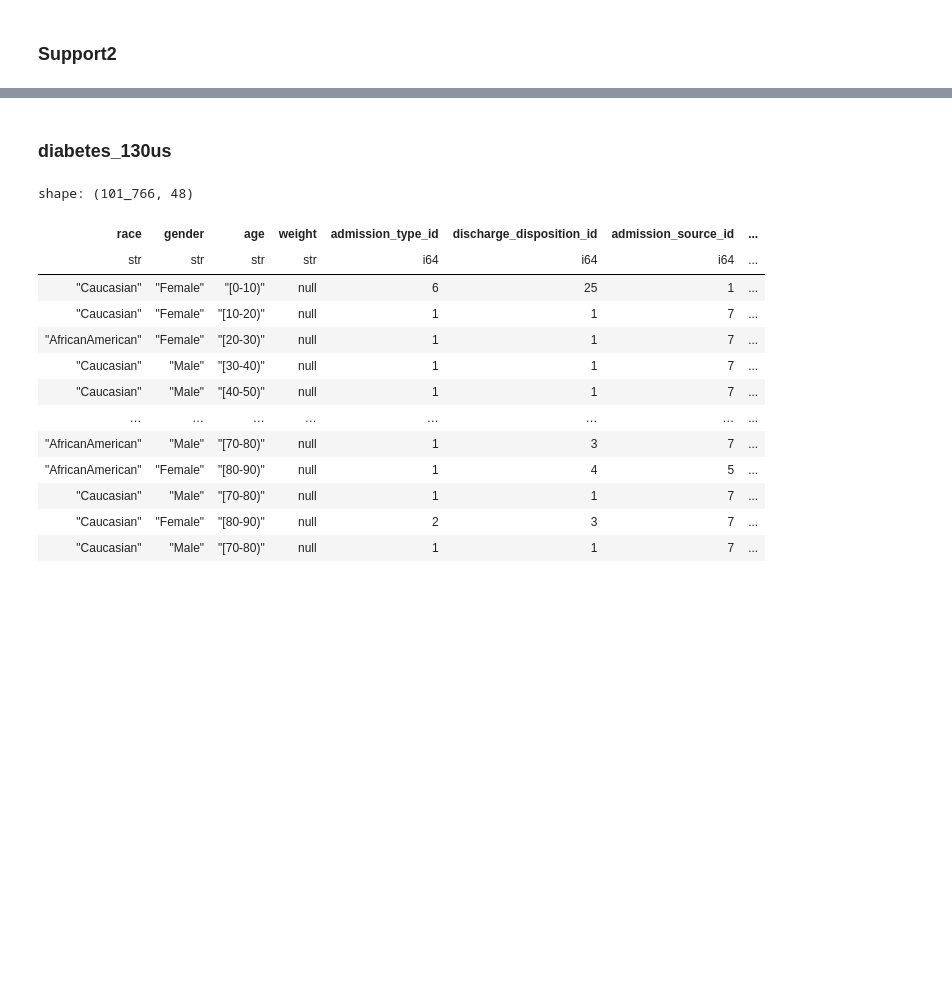
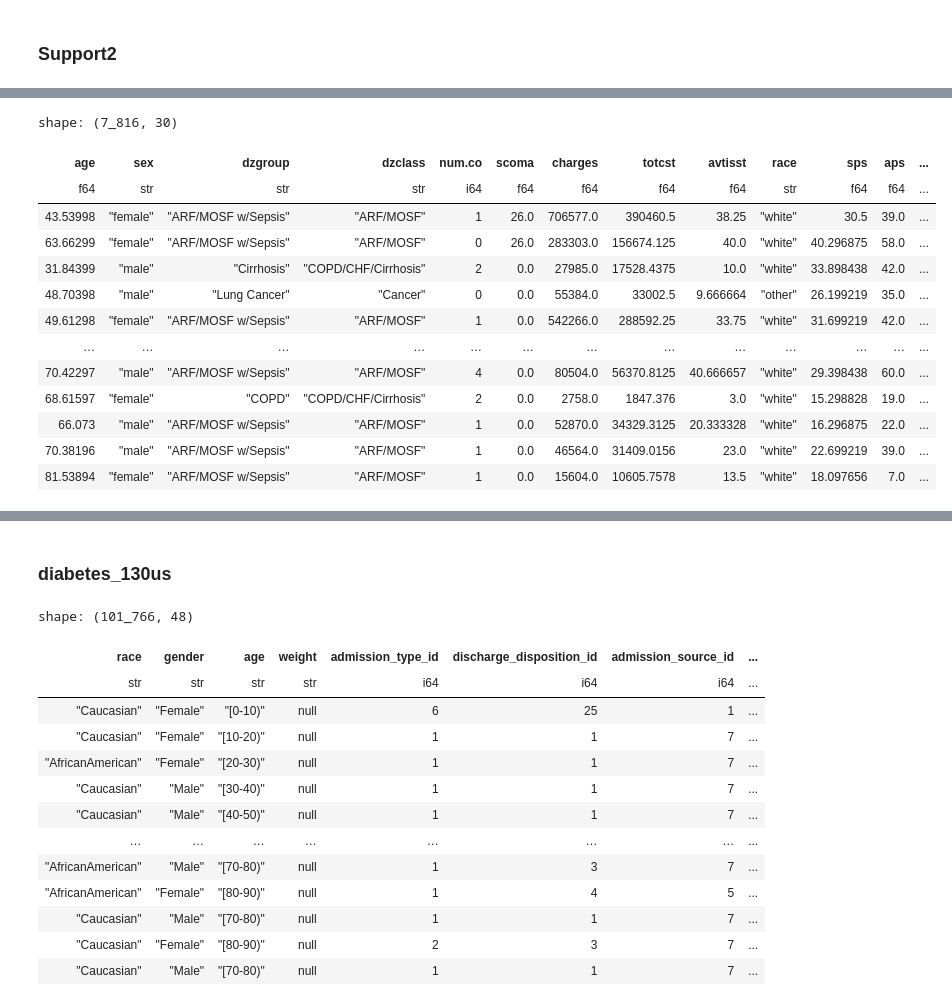
Before and after one commit to kod5kod/MixTaBank, a Jupyter notebook: dev_wip.ipynb, the cells around one changed output, grey strips where cells are left out. Saved outputs shown, nothing was run; the diff lists cells and outputs as text; code cells hidden in the pictures; blank space fills up the shorter version.

```diff
--- a/dev_wip.ipynb
+++ b/dev_wip.ipynb
@@ -980,0 +2398,10 @@ shape: (9_105, 45)
+# %%
+null_count_th = 1000
+support2_limited_df = support2_df.select(
+    [col for col in support2_df.columns if support2_df[col].null_count() <= null_count_th]
+)
+# %%
+# set target column to binary:
+support2_limited_df = support2_limited_df.with_columns(
+    pl.col(target_col_name).cast(pl.Utf8)
+)
@@ -980,0 +2410,23 @@ shape: (9_105, 45)
+# %%
+# set all binary columns to string:
+
+support2_limited_df = support2_limited_df.with_columns(pl.col(["diabetes","dementia","hospdead"]).cast(pl.Utf8))
+# %%
+support2_limited_df = support2_limited_df.drop_nulls()
+# %%
+support2_limited_df
+# %% [output]
+shape: (7_816, 30)
+| age | sex | dzgroup | dzclass | num.co | scoma | charges | totcst | avtisst | race | sps | aps | ... |
+| f64 | str | str | str | i64 | f64 | f64 | f64 | f64 | str | f64 | f64 | ... |
+| 43.53998 | "female" | "ARF/MOSF w/Sepsis" | "ARF/MOSF" | 1 | 26.0 | 706577.0 | 390460.5 | 38.25 | "white" | 30.5 | 39.0 | ... |
+| 63.66299 | "female" | "ARF/MOSF w/Sepsis" | "ARF/MOSF" | 0 | 26.0 | 283303.0 | 156674.125 | 40.0 | "white" | 40.296875 | 58.0 | ... |
+| 31.84399 | "male" | "Cirrhosis" | "COPD/CHF/Cirrhosis" | 2 | 0.0 | 27985.0 | 17528.4375 | 10.0 | "white" | 33.898438 | 42.0 | ... |
+| 48.70398 | "male" | "Lung Cancer" | "Cancer" | 0 | 0.0 | 55384.0 | 33002.5 | 9.666664 | "other" | 26.199219 | 35.0 | ... |
+| 49.61298 | "female" | "ARF/MOSF w/Sepsis" | "ARF/MOSF" | 1 | 0.0 | 542266.0 | 288592.25 | 33.75 | "white" | 31.699219 | 42.0 | ... |
+| … | … | … | … | … | … | … | … | … | … | … | … | ... |
+| 70.42297 | "male" | "ARF/MOSF w/Sepsis" | "ARF/MOSF" | 4 | 0.0 | 80504.0 | 56370.8125 | 40.666657 | "white" | 29.398438 | 60.0 | ... |
+| 68.61597 | "female" | "COPD" | "COPD/CHF/Cirrhosis" | 2 | 0.0 | 2758.0 | 1847.376 | 3.0 | "white" | 15.298828 | 19.0 | ... |
+| 66.073 | "male" | "ARF/MOSF w/Sepsis" | "ARF/MOSF" | 1 | 0.0 | 52870.0 | 34329.3125 | 20.333328 | "white" | 16.296875 | 22.0 | ... |
+| 70.38196 | "male" | "ARF/MOSF w/Sepsis" | "ARF/MOSF" | 1 | 0.0 | 46564.0 | 31409.0156 | 23.0 | "white" | 22.699219 | 39.0 | ... |
+| 81.53894 | "female" | "ARF/MOSF w/Sepsis" | "ARF/MOSF" | 1 | 0.0 | 15604.0 | 10605.7578 | 13.5 | "white" | 18.097656 | 7.0 | ... |
```
Also changed, not shown: parts of 173 cells of this notebook, 3 other files.
